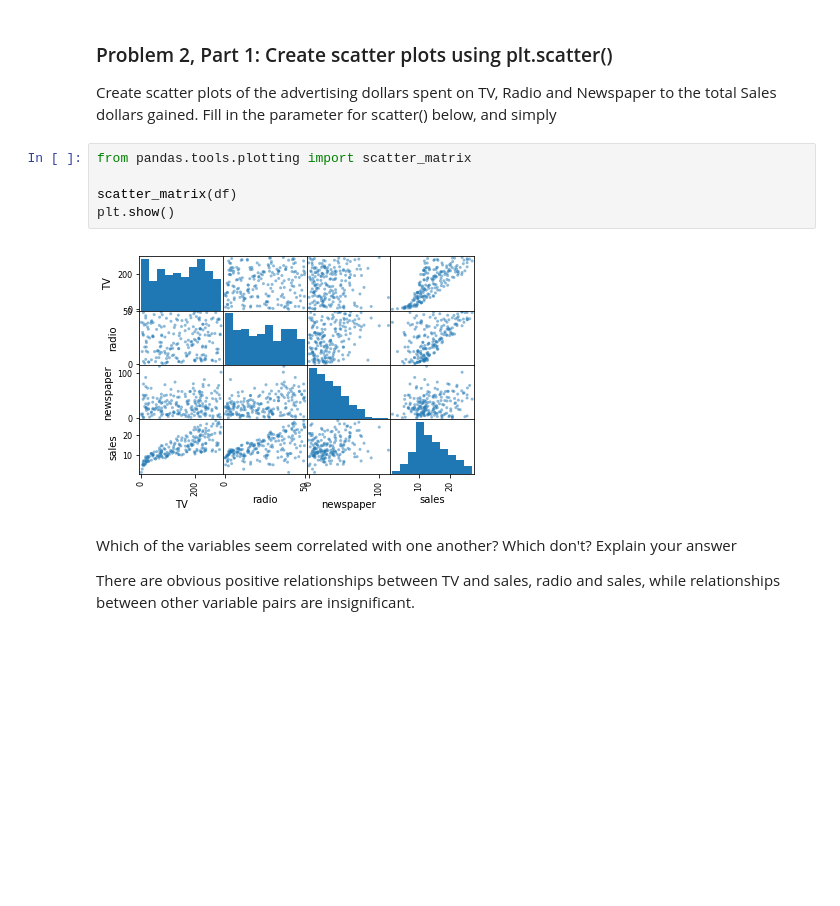
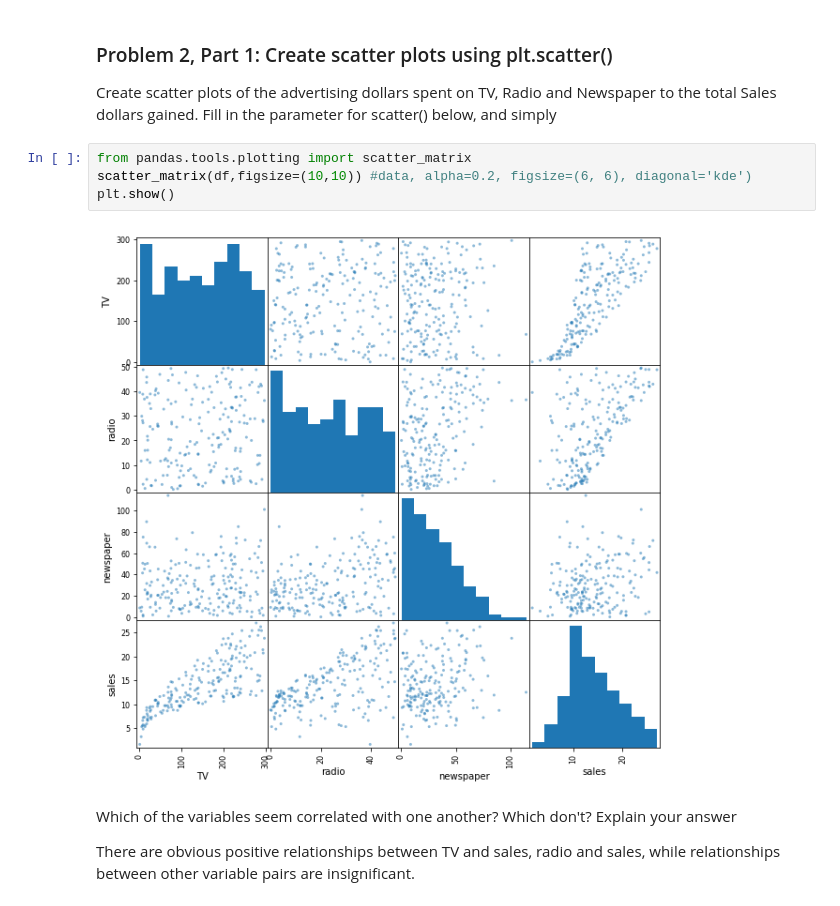
Before and after one commit to Columbia-Intro-Data-Science/python-introduction-freshsiyi, a Jupyter notebook: HW1 solution.ipynb, the cells around one changed output. Saved outputs shown, nothing was run; the diff lists cells and outputs as text; blank space fills up the shorter version.

```diff
--- a/HW1 solution.ipynb
+++ b/HW1 solution.ipynb
@@ -72,11 +72,10 @@ plt.show
 Create scatter plots of the advertising dollars spent on TV, Radio and Newspaper to the total Sales dollars gained. Fill in the parameter for scatter() below, and simply
 # %%
 from pandas.tools.plotting import scatter_matrix
-
-scatter_matrix(df)
+scatter_matrix(df,figsize=(10,10)) #data, alpha=0.2, figsize=(6, 6), diagonal='kde')
 plt.show()
 # %% [output]
-[figure, old version]
+[figure, new version]
 # %% [markdown]
 Which of the variables seem correlated with one another? Which don't? Explain your answer
 
```
Also changed, not shown: parts of 17 cells of this notebook.
